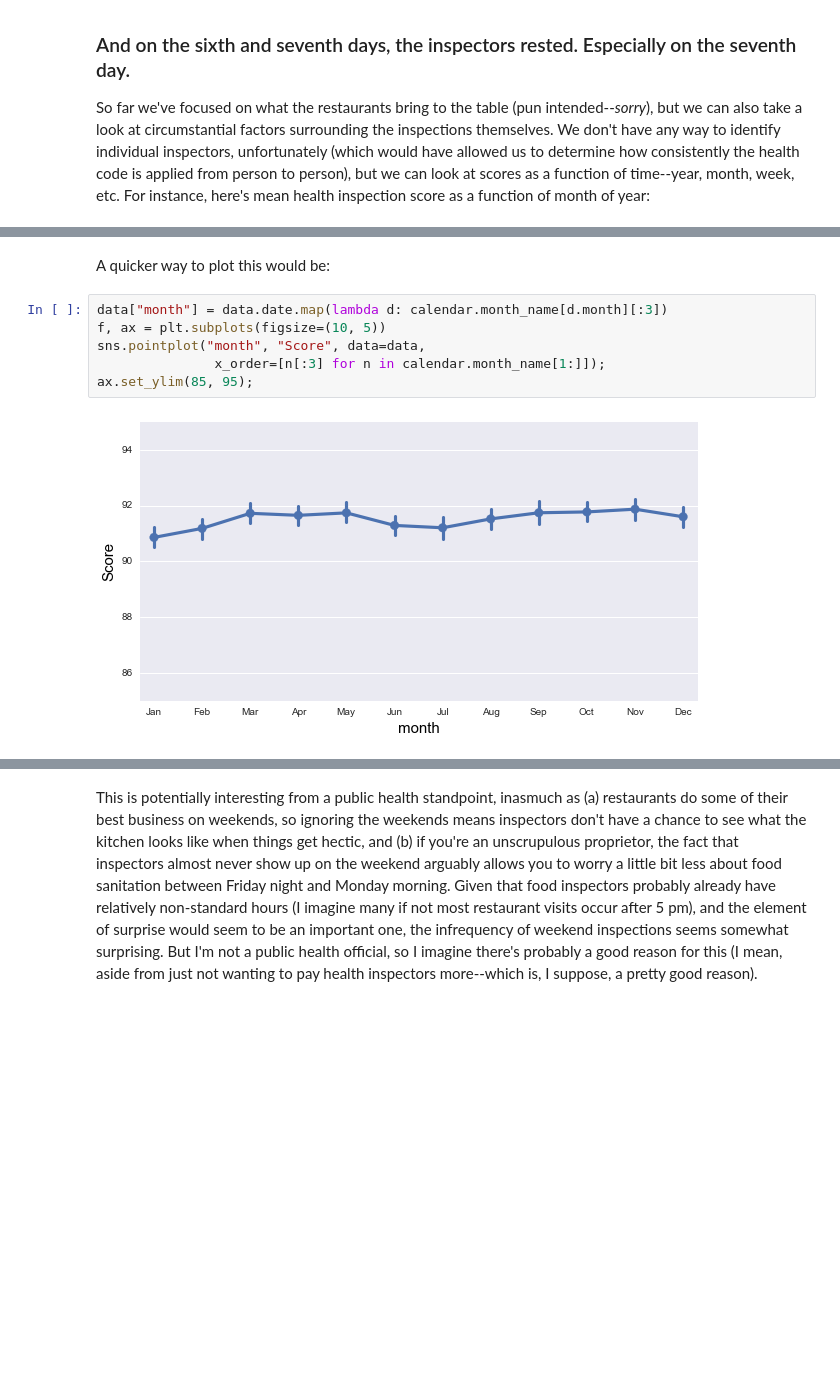
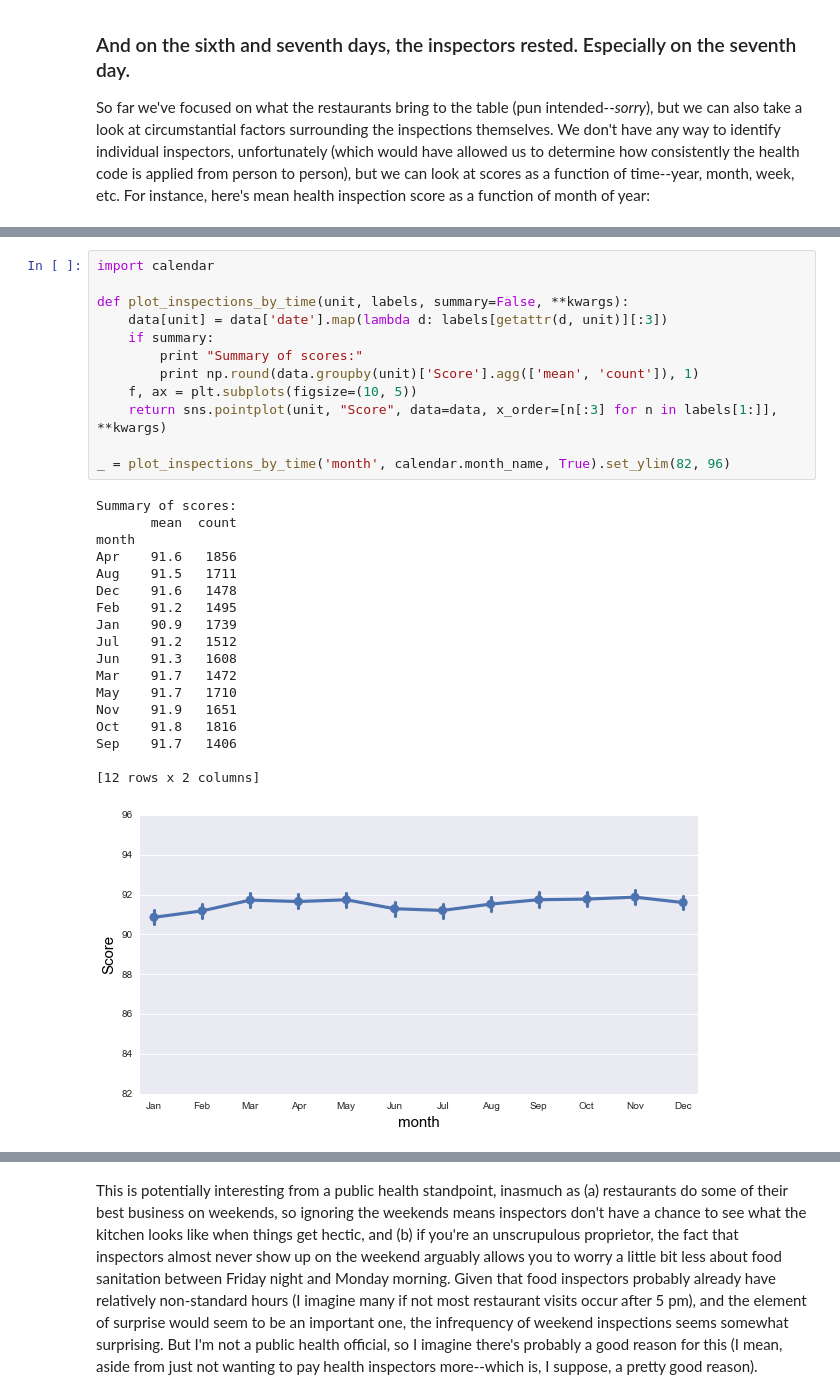
Before and after one commit to tyarkoni/open-data-flights, a Jupyter notebook: health-inspection/flight1.ipynb, the cells around one changed output, grey strips where cells are left out. Saved outputs shown, nothing was run; the diff lists cells and outputs as text; blank space fills up the shorter version.

```diff
--- a/health-inspection/flight1.ipynb
+++ b/health-inspection/flight1.ipynb
@@ -307,11 +241,32 @@ timebin
-# %% [markdown]
-A quicker way to plot this would be:
 # %%
-data["month"] = data.date.map(lambda d: calendar.month_name[d.month][:3])
-f, ax = plt.subplots(figsize=(10, 5))
-sns.pointplot("month", "Score", data=data,
-               x_order=[n[:3] for n in calendar.month_name[1:]]);
-ax.set_ylim(85, 95);
+import calendar
+
+def plot_inspections_by_time(unit, labels, summary=False, **kwargs):
+    data[unit] = data['date'].map(lambda d: labels[getattr(d, unit)][:3])
+    if summary:
+        print "Summary of scores:"
+        print np.round(data.groupby(unit)['Score'].agg(['mean', 'count']), 1)
+    f, ax = plt.subplots(figsize=(10, 5))
+    return sns.pointplot(unit, "Score", data=data, x_order=[n[:3] for n in labels[1:]], **kwargs)
+
+_ = plot_inspections_by_time('month', calendar.month_name, True).set_ylim(82, 96)
 # %% [output]
+Summary of scores:
+       mean  count
+month
+Apr    91.6   1856
+Aug    91.5   1711
+Dec    91.6   1478
+Feb    91.2   1495
+Jan    90.9   1739
+Jul    91.2   1512
+Jun    91.3   1608
+Mar    91.7   1472
+May    91.7   1710
+Nov    91.9   1651
+Oct    91.8   1816
+Sep    91.7   1406
+
+[12 rows x 2 columns]
-[figure, old version]
+[figure, new version]
 # %% [markdown]
```
Also changed, not shown: parts of 7 cells of this notebook.
